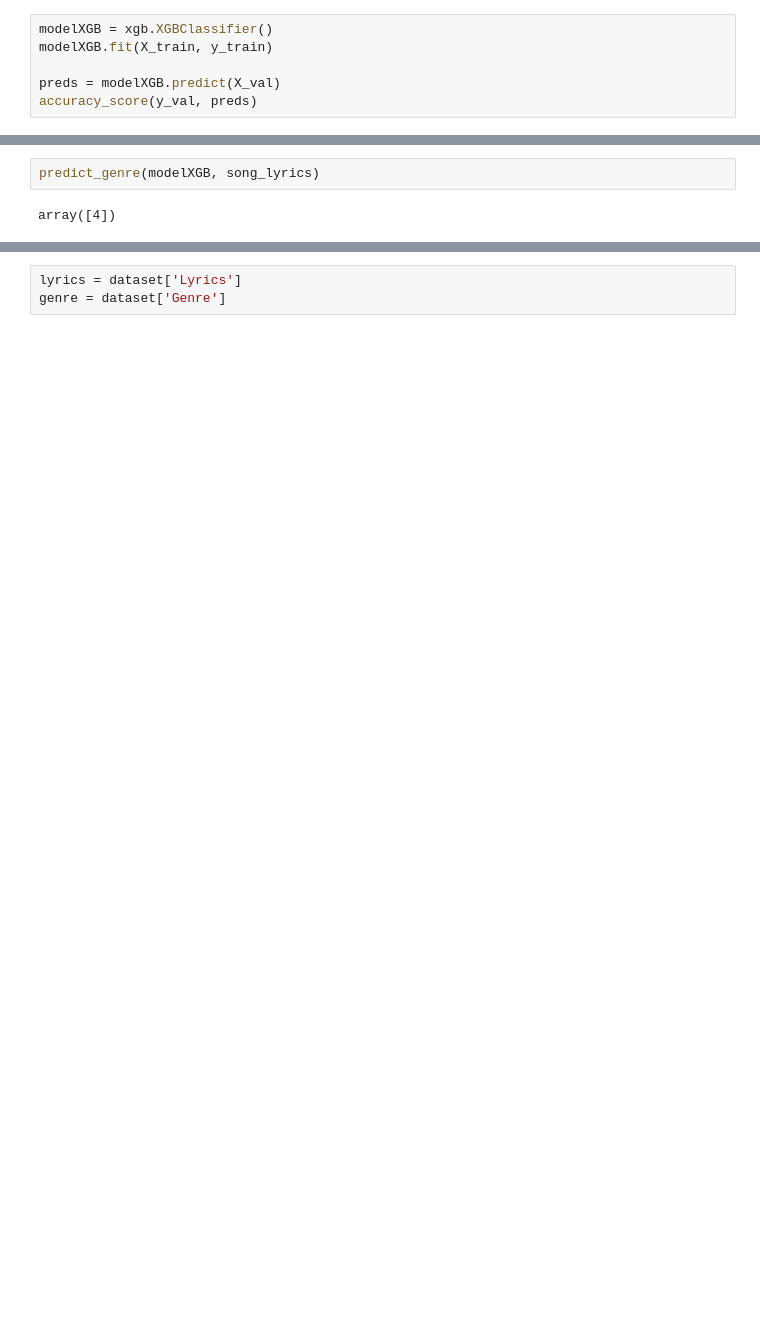
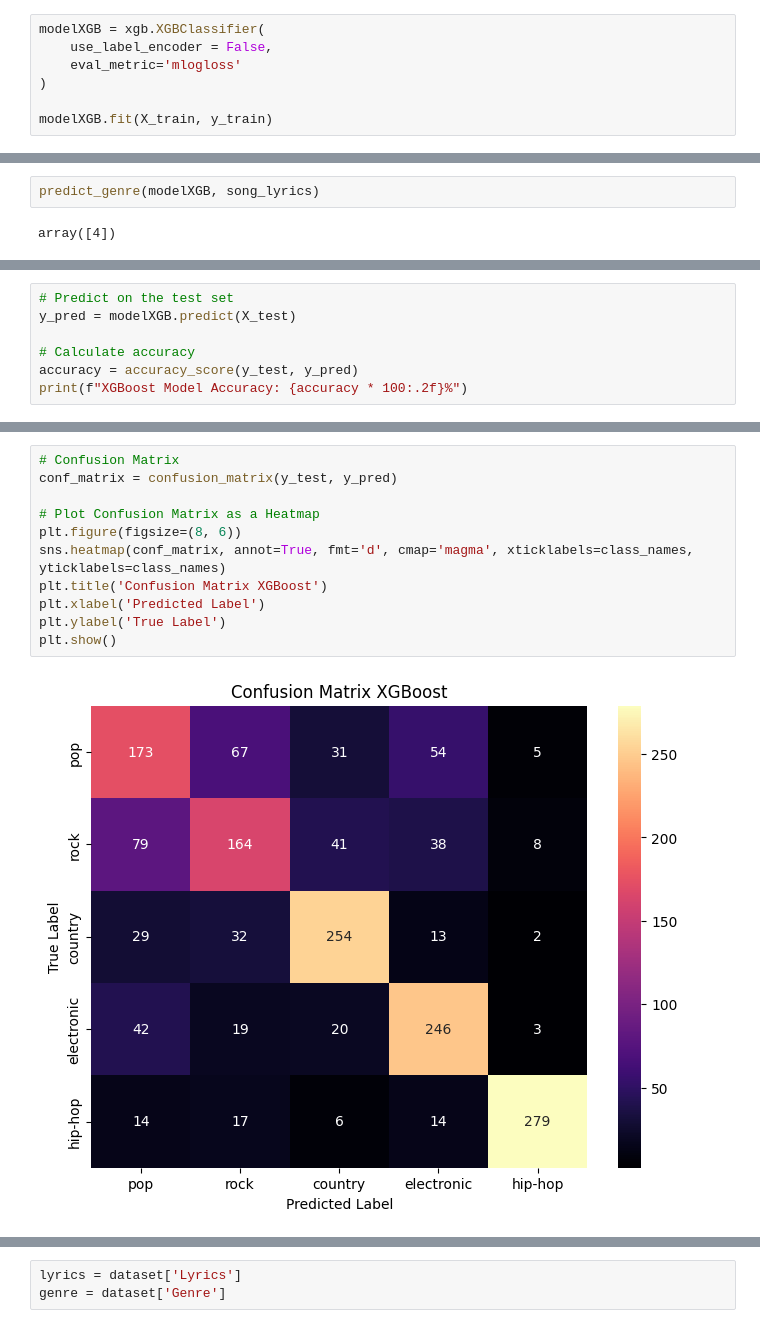
Before and after one commit to Akashdip-N/Predicting-song-genre-using-NLP, a Jupyter notebook: x23218461.ipynb, the cells around one changed output, grey strips where cells are left out. Saved outputs shown, nothing was run; the diff lists cells and outputs as text; blank space fills up the shorter version.

```diff
--- a/x23218461.ipynb
+++ b/x23218461.ipynb
@@ -337,7 +412,8 @@ array([[0.14082678, 0.21120767, 0.02731928, 0.07944574, 0.5412005 ]],
 # %%
-modelXGB = xgb.XGBClassifier()
+modelXGB = xgb.XGBClassifier(
+    use_label_encoder = False,
+    eval_metric='mlogloss'
+)
+
 modelXGB.fit(X_train, y_train)
-
-preds = modelXGB.predict(X_val)
-accuracy_score(y_val, preds)
 # %% [output]
@@ -355,0 +438,7 @@ model_DNN.evaluate(X_test, y_test)
+# %%
+# Predict on the test set
+y_pred = modelXGB.predict(X_test)
+
+# Calculate accuracy
+accuracy = accuracy_score(y_test, y_pred)
+print(f"XGBoost Model Accuracy: {accuracy * 100:.2f}%")
@@ -355,0 +478,13 @@ model_DNN.evaluate(X_test, y_test)
+# %%
+# Confusion Matrix
+conf_matrix = confusion_matrix(y_test, y_pred)
+
+# Plot Confusion Matrix as a Heatmap
+plt.figure(figsize=(8, 6))
+sns.heatmap(conf_matrix, annot=True, fmt='d', cmap='magma', xticklabels=class_names, yticklabels=class_names)
+plt.title('Confusion Matrix XGBoost')
+plt.xlabel('Predicted Label')
+plt.ylabel('True Label')
+plt.show()
+# %% [output]
+[figure, added]
```
Also changed, not shown: parts of 50 cells of this notebook.
